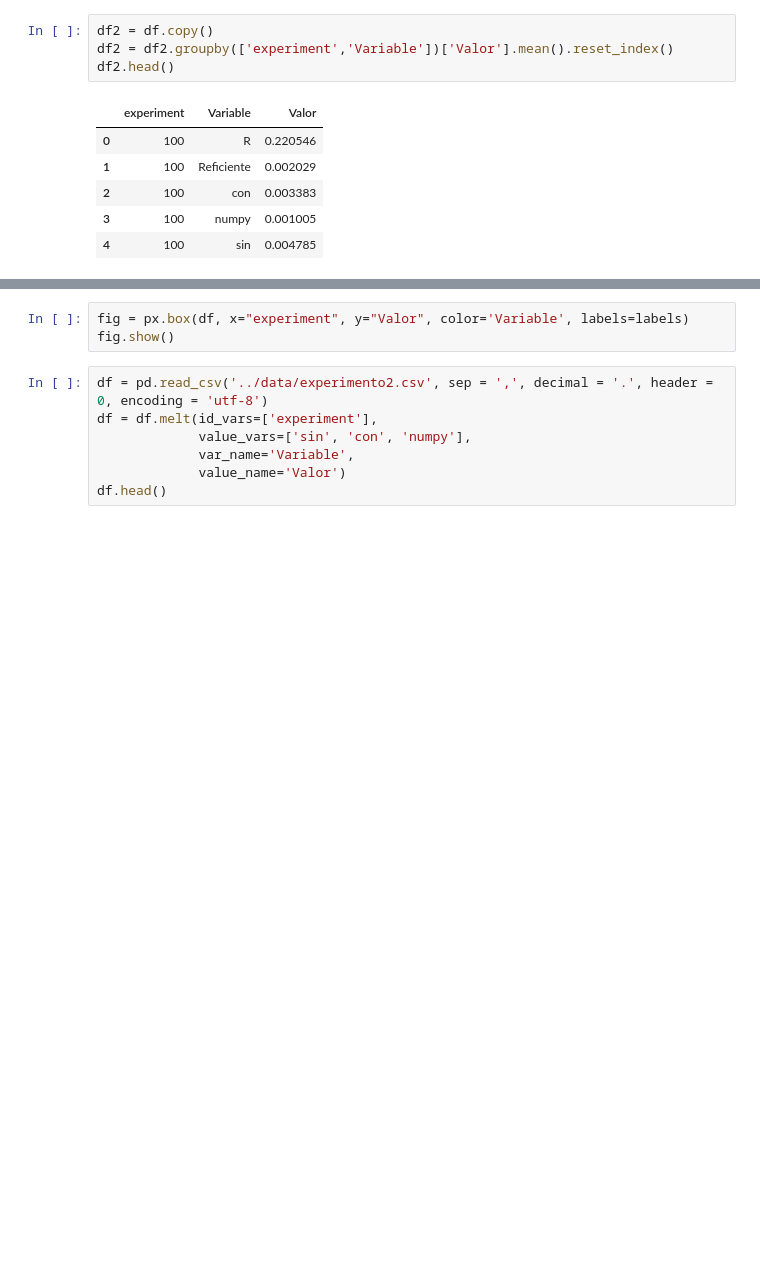
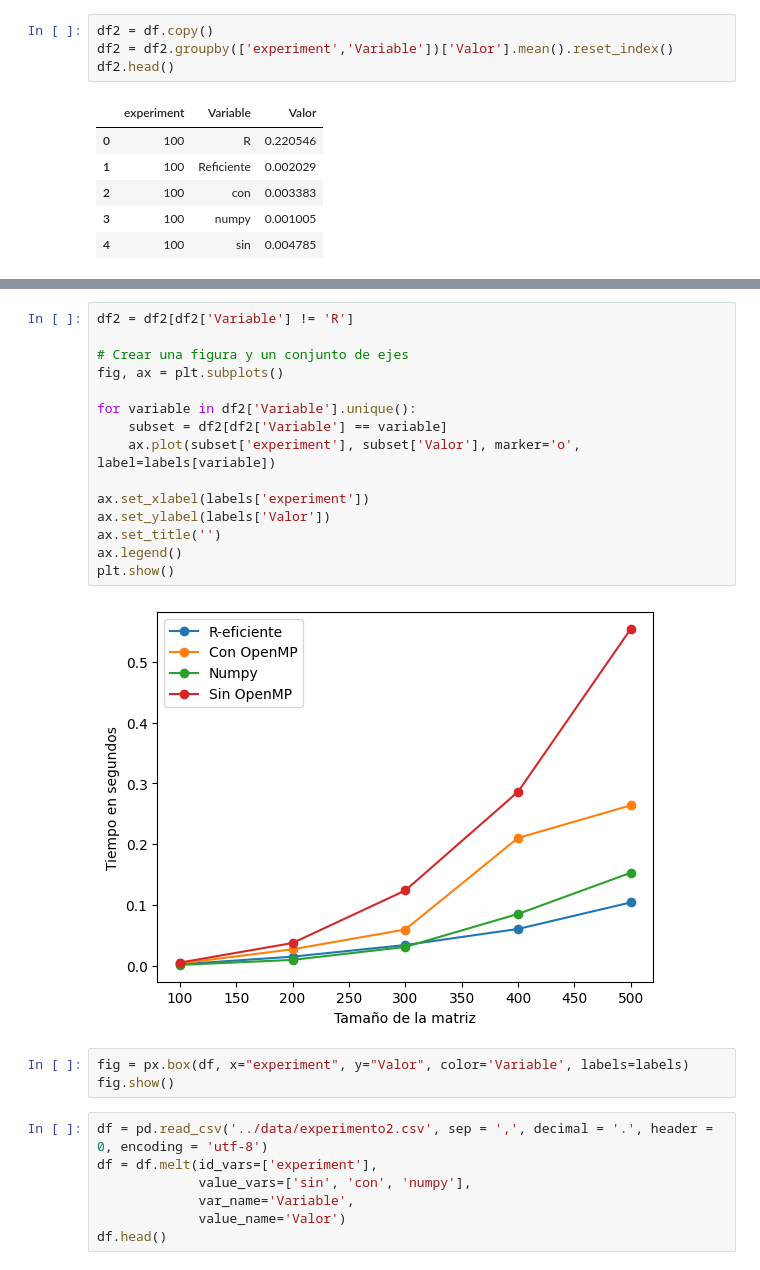
Before and after one commit to oecorrechag/experimentos, a Jupyter notebook: Experimento 2/grafico.ipynb, the cells around one changed output, grey strips where cells are left out. Cells and saved outputs as stored; diff of their text form; blank space fills up the shorter version.

```diff
--- a/Experimento 2/grafico.ipynb
+++ b/Experimento 2/grafico.ipynb
@@ -59,3 +63,20 @@ fig.show()
+# %%
+df2 = df2[df2['Variable'] != 'R']
+
+# Crear una figura y un conjunto de ejes
+fig, ax = plt.subplots()
+
+for variable in df2['Variable'].unique():
+    subset = df2[df2['Variable'] == variable]
+    ax.plot(subset['experiment'], subset['Valor'], marker='o', label=labels[variable])
+
+ax.set_xlabel(labels['experiment'])
+ax.set_ylabel(labels['Valor'])
+ax.set_title('')
+ax.legend()
+plt.show()
+# %% [output]
+[figure, added]
 # %%
 fig = px.box(df, x="experiment", y="Valor", color='Variable', labels=labels)
 fig.show()
```
Also changed, not shown: parts of 2 cells of this notebook.
